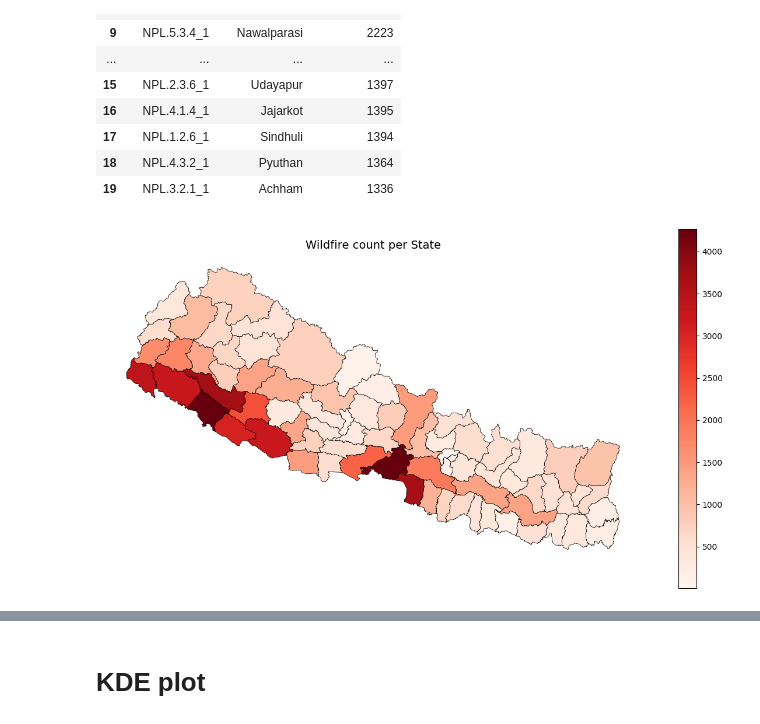
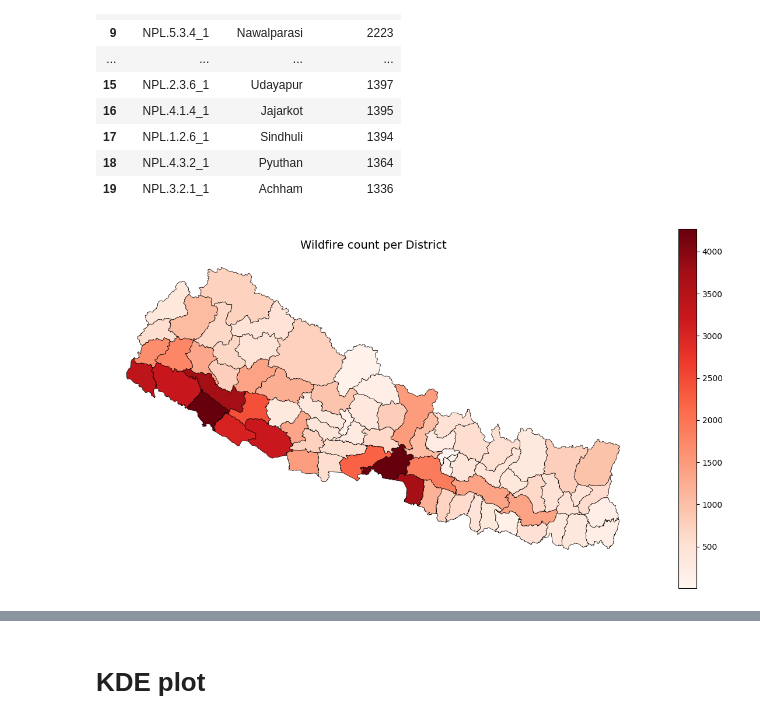
Before and after one commit to shrestha-rujal/nepal-wildfire, a Jupyter notebook: src/1_wildfires_nepal.ipynb, the cells around one changed output, grey strips where cells are left out. Saved outputs shown, nothing was run; the diff lists cells and outputs as text; code cells hidden in the pictures.

```diff
--- a/src/1_wildfires_nepal.ipynb
+++ b/src/1_wildfires_nepal.ipynb
@@ -193,22 +193,22 @@ states_fire.sort_values(['FIRE_COUNT'], ascending=False).reset_index().head(20)[
 # %%
 fig, ax = plt.subplots(figsize=(15, 8))
 
 states_fire.plot(
   column='FIRE_COUNT',
   ax = ax,
   cmap='Reds',
   legend=True,
   edgecolor='black',
   linewidth=0.5
 )
 
 ax.set_axis_off()
 
-plt.title('Wildfire count per State', fontsize=14)
+plt.title('Wildfire count per District', fontsize=14)
 
 plt.show()
 # %% [output]
-[figure, old version]
+[figure, new version]
 # %%
 nepal_centroid = states_fire.geometry.union_all().centroid
 
```
Also changed, not shown: parts of 2 cells of this notebook, 8 other files.
